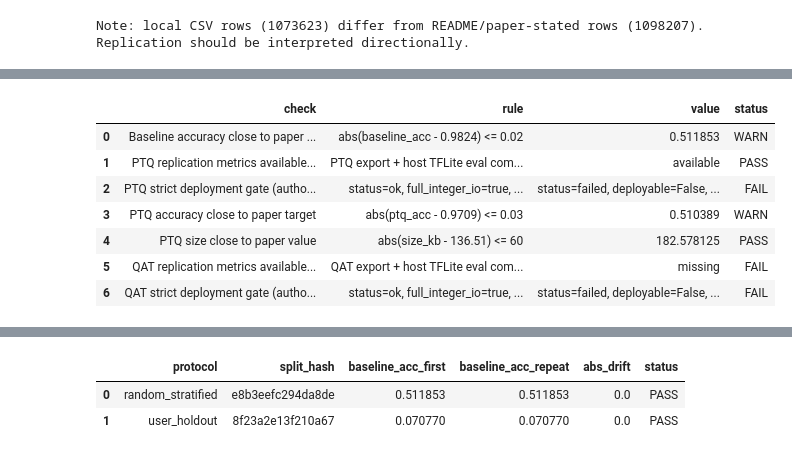
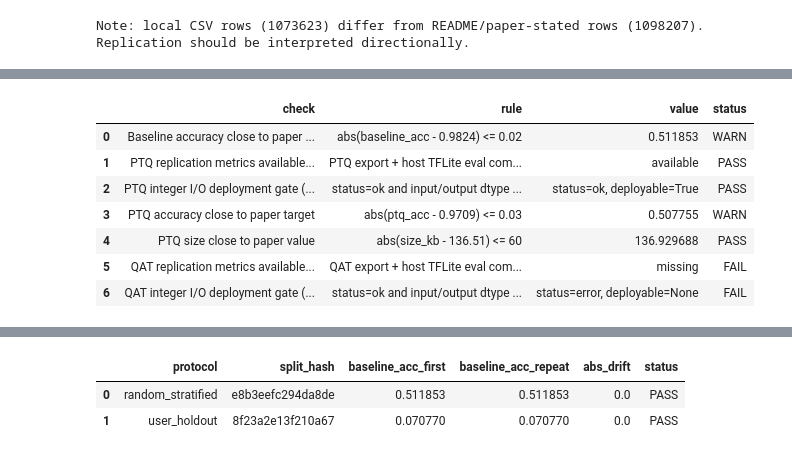
Before and after one commit to 7abushahla/har-mcu, a Jupyter notebook: notebooks/replication_deepconvlstm.ipynb, the cells around one changed output, grey strips where cells are left out. Saved outputs shown, nothing was run; the diff lists cells and outputs as text; code cells hidden in the pictures.

```diff
--- a/notebooks/replication_deepconvlstm.ipynb
+++ b/notebooks/replication_deepconvlstm.ipynb
@@ -188,12 +204,8 @@ WINDOW_SIZE = 100
 PROTOCOLS = ["random_stratified", "user_holdout"]
 RUN_QAT = True
 FORCE_RETRAIN = False
-STRICT_FULL_INT8 = True
-REQUIRE_TFLM_COMPAT = True
-FAIL_ON_PTQ_ERROR = False
-FAIL_ON_QAT_ERROR = False
-ACCEPTED_INTEGER_IO_DTYPES = ("int8", "uint8")
 AUTHOR_STYLE_REP_SAMPLES = 100
+FAIL_FAST = False
 
 print({
     "RUN_MODE": RUN_MODE,
@@ -201,11 +213,7 @@ print({
     "PROTOCOLS": PROTOCOLS,
     "RUN_QAT": RUN_QAT,
     "FORCE_RETRAIN": FORCE_RETRAIN,
-    "STRICT_FULL_INT8": STRICT_FULL_INT8,
-    "REQUIRE_TFLM_COMPAT": REQUIRE_TFLM_COMPAT,
-    "FAIL_ON_PTQ_ERROR": FAIL_ON_PTQ_ERROR,
-    "FAIL_ON_QAT_ERROR": FAIL_ON_QAT_ERROR,
-    "ACCEPTED_INTEGER_IO_DTYPES": ACCEPTED_INTEGER_IO_DTYPES,
     "AUTHOR_STYLE_REP_SAMPLES": AUTHOR_STYLE_REP_SAMPLES,
+    "FAIL_FAST": FAIL_FAST,
 })
 # %% [output]
@@ -811,21 +1285,19 @@ TARGET_PTQ_ACC = 0.9709
 TARGET_PTQ_SIZE_KB = 136.51
 
 primary_protocol = "random_stratified"
-paper_variant = "authorcal"
 
 if primary_protocol not in baseline_eval_metrics:
     raise ValueError("random_stratified baseline results missing; cannot run verdict checks")
 
 baseline_acc_random = float(baseline_eval_metrics[primary_protocol]["accuracy"])
-ptq_export_primary = ptq_export_metrics.get(primary_protocol, {}).get(paper_variant)
-ptq_eval_primary = ptq_eval_metrics.get(primary_protocol, {}).get(paper_variant)
+ptq_export_primary = ptq_export_metrics.get(primary_protocol)
+ptq_eval_primary = ptq_eval_metrics.get(primary_protocol)
 
 ptq_replication_available = ptq_eval_primary is not None
 strict_ptq_deployable = bool(
     ptq_export_primary
     and ptq_export_primary.get("status") == "ok"
     and ptq_export_primary.get("deployable_full_int8", False)
-    and ptq_export_primary.get("tflm_compatible", False)
 )
 
 if ptq_replication_available:
@@ -849,13 +1321,11 @@ checks = [
         "status": "PASS" if ptq_replication_available else "FAIL",
     },
     {
-        "check": "PTQ strict deployment gate (authorcal)",
-        "rule": "status=ok, full_integer_io=true, deployable_full_int8=true, tflm_compatible=true",
+        "check": "PTQ integer I/O deployment gate (authorcal)",
+        "rule": "status=ok and input/output dtype are int8",
         "value": (
             f"status={ptq_export_primary.get('status') if ptq_export_primary else None}, "
-            f"deployable={ptq_export_primary.get('deployable_full_int8') if ptq_export_primary else None}, "
-            f"tflm_compatible={ptq_export_primary.get('tflm_compatible') if ptq_export_primary else None}, "
-            f"unsupported_ops={ptq_export_primary.get('unsupported_ops') if ptq_export_primary else None}"
+            f"deployable={ptq_export_primary.get('deployable_full_int8') if ptq_export_primary else None}"
         ),
         "status": "PASS" if strict_ptq_deployable else "FAIL",
     },
@@ -880,49 +1350,46 @@ if ptq_replication_available:
     )
 
 if RUN_QAT:
-    qat_export_primary = qat_export_metrics.get(primary_protocol, {}).get(paper_variant)
-    qat_eval_primary = qat_eval_metrics.get(primary_protocol, {}).get(paper_variant)
+    qat_export_primary = qat_export_metrics.get(primary_protocol)
+    qat_eval_primary = qat_eval_metrics.get(primary_protocol)
     qat_replication_available = qat_eval_primary is not None
     strict_qat_deployable = bool(
         qat_export_primary
         and qat_export_primary.get("status") == "ok"
         and qat_export_primary.get("deployable_full_int8", False)
-        and qat_export_primary.get("tflm_compatible", False)
-    )
+)
 
     checks.extend(
         [
             {
                 "check": "QAT replication metrics available (authorcal)",
                 "rule": "QAT export + host TFLite eval completed",
                 "value": "available" if qat_replication_available else "missing",
                 "status": "PASS" if qat_replication_available else "FAIL",
             },
             {
-                "check": "QAT strict deployment gate (authorcal)",
-                "rule": "status=ok, full_integer_io=true, deployable_full_int8=true, tflm_compatible=true",
+                "check": "QAT integer I/O deployment gate (authorcal)",
+                "rule": "status=ok and input/output dtype are int8",
                 "value": (
                     f"status={qat_export_primary.get('status') if qat_export_primary else None}, "
-                    f"deployable={qat_export_primary.get('deployable_full_int8') if qat_export_primary else None}, "
-                    f"tflm_compatible={qat_export_primary.get('tflm_compatible') if qat_export_primary else None}, "
-                    f"unsupported_ops={qat_export_primary.get('unsupported_ops') if qat_export_primary else None}"
+                    f"deployable={qat_export_primary.get('deployable_full_int8') if qat_export_primary else None}"
                 ),
                 "status": "PASS" if strict_qat_deployable else "FAIL",
             },
         ]
     )
 
 verdict_df = pd.DataFrame(checks)
 display(verdict_df)
 # %% [output]
 |  | check | rule | value | status |
 | 0 | Baseline accuracy close to paper ... | abs(baseline_acc - 0.9824) <= 0.02 | 0.511853 | WARN |
 | 1 | PTQ replication metrics available... | PTQ export + host TFLite eval com... | available | PASS |
-| 2 | PTQ strict deployment gate (autho... | status=ok, full_integer_io=true, ... | status=failed, deployable=False, ... | FAIL |
-| 3 | PTQ accuracy close to paper target | abs(ptq_acc - 0.9709) <= 0.03 | 0.510389 | WARN |
-| 4 | PTQ size close to paper value | abs(size_kb - 136.51) <= 60 | 182.578125 | PASS |
+| 2 | PTQ integer I/O deployment gate (... | status=ok and input/output dtype ... | status=ok, deployable=True | PASS |
+| 3 | PTQ accuracy close to paper target | abs(ptq_acc - 0.9709) <= 0.03 | 0.507755 | WARN |
+| 4 | PTQ size close to paper value | abs(size_kb - 136.51) <= 60 | 136.929688 | PASS |
 | 5 | QAT replication metrics available... | QAT export + host TFLite eval com... | missing | FAIL |
-| 6 | QAT strict deployment gate (autho... | status=ok, full_integer_io=true, ... | status=failed, deployable=False, ... | FAIL |
+| 6 | QAT integer I/O deployment gate (... | status=ok and input/output dtype ... | status=error, deployable=None | FAIL |
 # %%
 summary_rows = []
 
```
Also changed, not shown: parts of 22 cells of this notebook, 1 other file.
